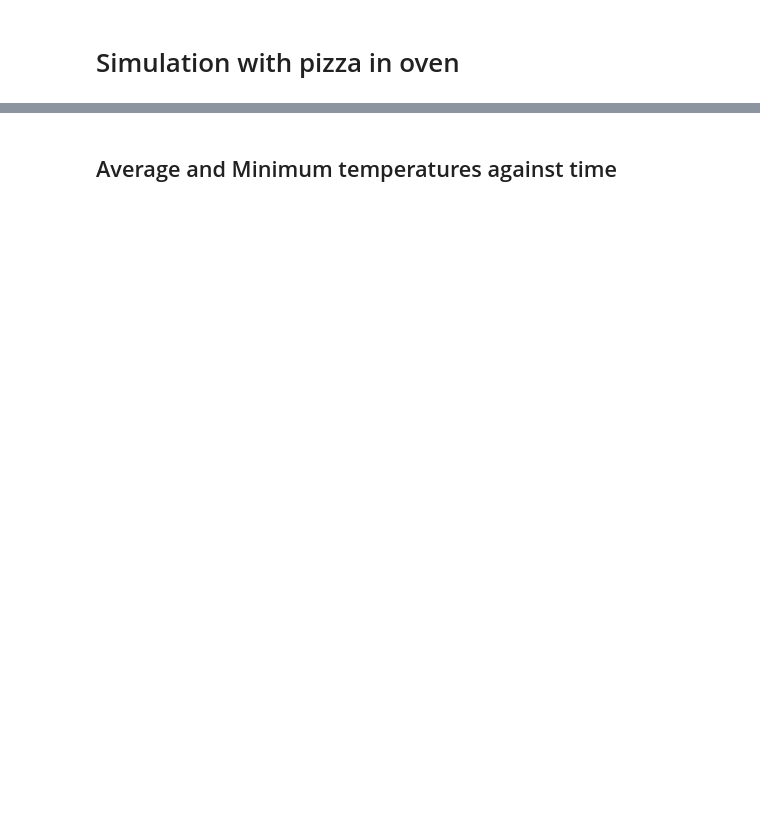
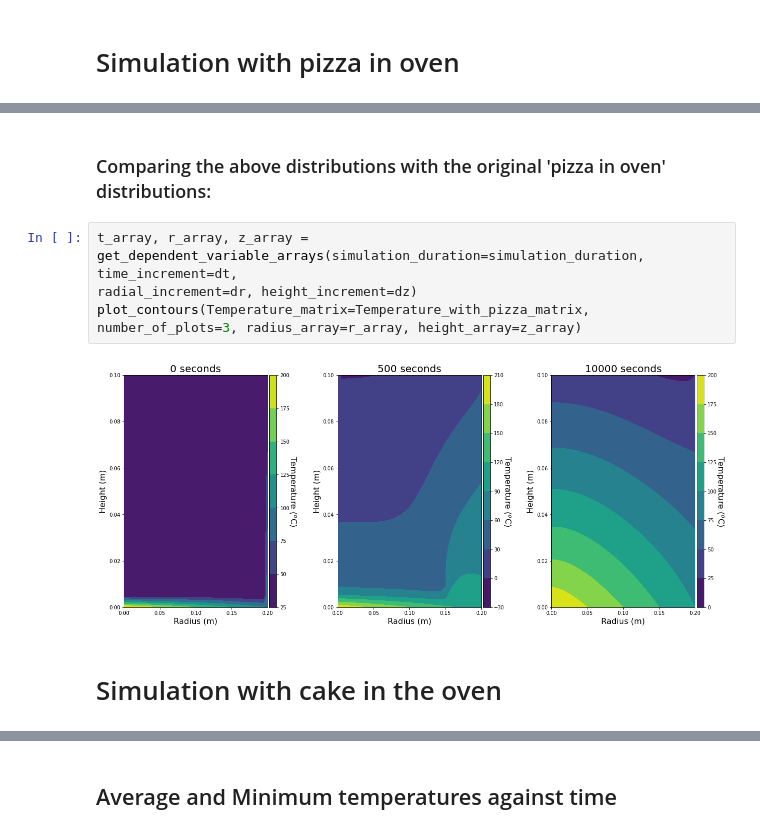
Before and after one commit to charlieblindsay/pizza-oven-temperature-distribution, a Jupyter notebook: main.ipynb, the cells around one changed output, grey strips where cells are left out. Saved outputs shown, nothing was run; the diff lists cells and outputs as text; blank space fills up the shorter version.

```diff
--- a/main.ipynb
+++ b/main.ipynb
@@ -257,0 +313,10 @@ Temperature_with_pizza_matrix = perform_simulation_and_plot_contours(
+# %% [markdown]
+### Comparing the above distributions with the original 'pizza in oven' distributions:
+# %%
+t_array, r_array, z_array = get_dependent_variable_arrays(simulation_duration=simulation_duration, time_increment=dt,
+radial_increment=dr, height_increment=dz)
+plot_contours(Temperature_matrix=Temperature_with_pizza_matrix, number_of_plots=3, radius_array=r_array, height_array=z_array)
+# %% [output]
+[figure, added]
+# %% [markdown]
+# Simulation with cake in the oven
```
Also changed, not shown: parts of 28 cells of this notebook.
